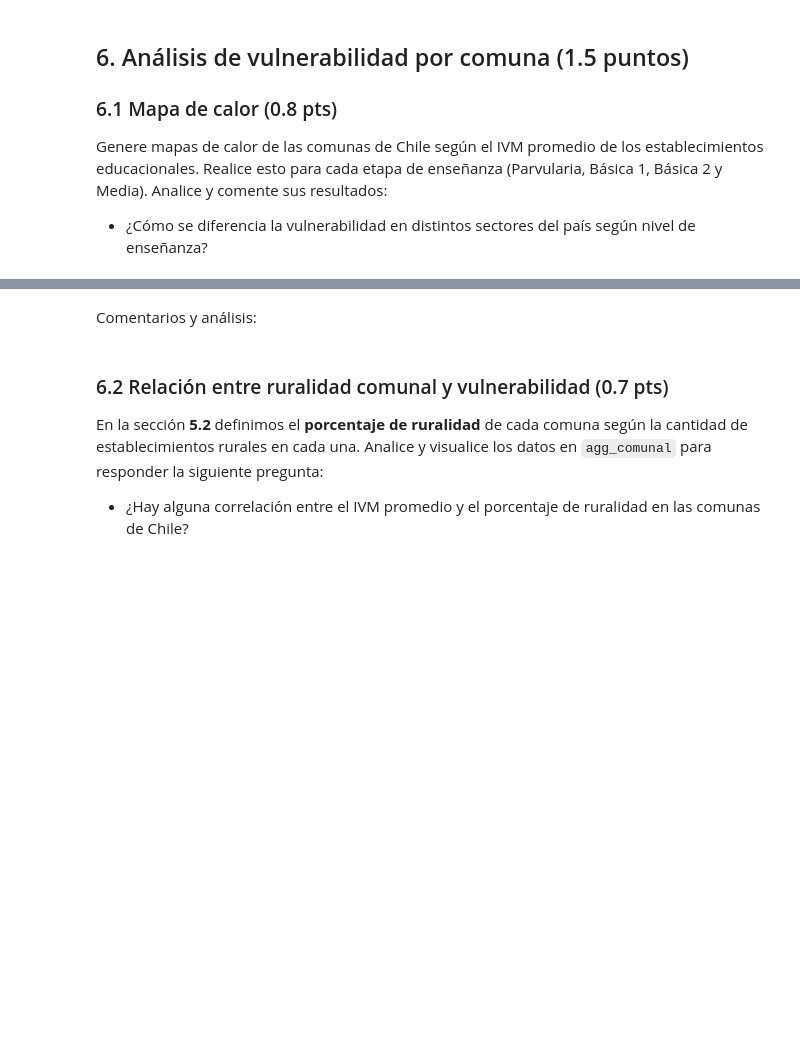
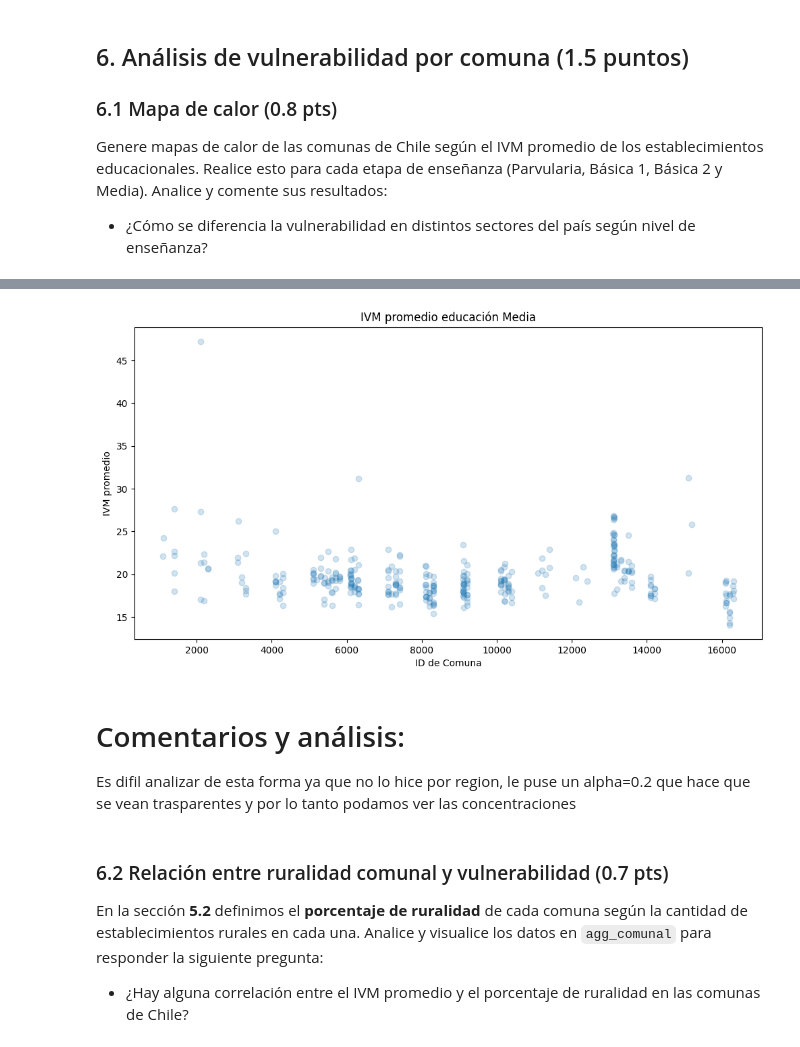
Before and after one commit to LmChicao/IMT2200-Lucas-Chicao, a Jupyter notebook: Tareas/Tarea 3/IMT2200-25s2 - Tarea 03.ipynb, the cells around one changed output, grey strips where cells are left out. Drawn from its saved outputs; the diff is of its cells as text; code cells hidden in the pictures; blank space fills up the shorter version.

```diff
--- a/Tareas/Tarea 3/IMT2200-25s2 - Tarea 03.ipynb
+++ b/Tareas/Tarea 3/IMT2200-25s2 - Tarea 03.ipynb
@@ -588,5 +887,21 @@ Genere mapas de calor de las comunas de Chile según el IVM promedio de los esta
+# %%
+
+fig, ax = plt.subplots(figsize=(12, 6))
+ax.scatter(
+    agg_comunal_gpd['ID_COMUNA_ESTABLE'],
+    agg_comunal_gpd['IVM_promedio_media'],
+    alpha=0.2
+)
+ax.set_title("IVM promedio educación Media", fontsize=12)
+ax.set_xlabel("ID de Comuna")
+ax.set_ylabel("IVM promedio")
+plt.show()
+# %% [output]
+[figure, added]
 # %% [markdown]
-Comentarios y análisis:
+# Comentarios y análisis:
+
+Es difil analizar de esta forma ya que no lo hice por region, le puse un alpha=0.2 que hace que se vean trasparentes y por lo tanto podamos ver las concentraciones
 # %% [markdown]
 ### 6.2 Relación entre ruralidad comunal y vulnerabilidad (0.7 pts)
 
```
Also changed, not shown: parts of 17 cells of this notebook.
